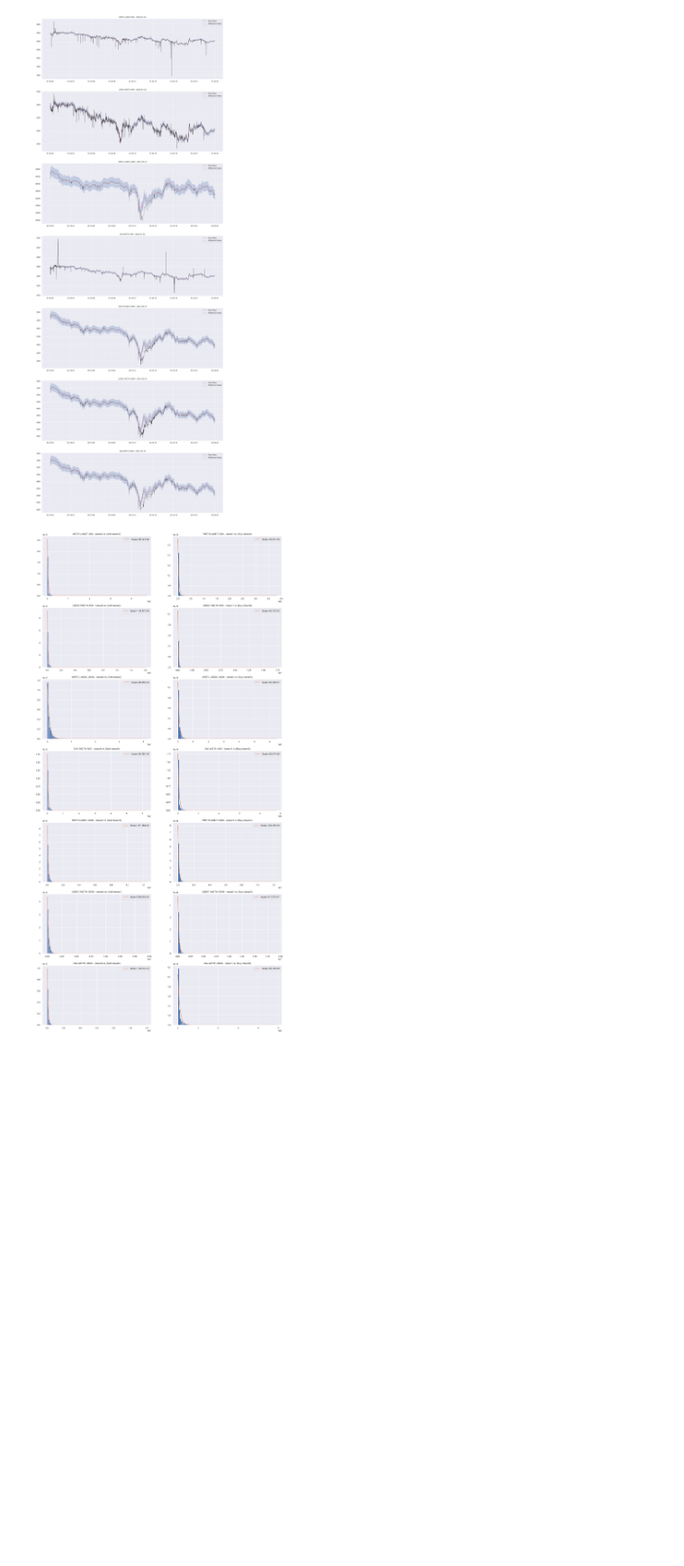
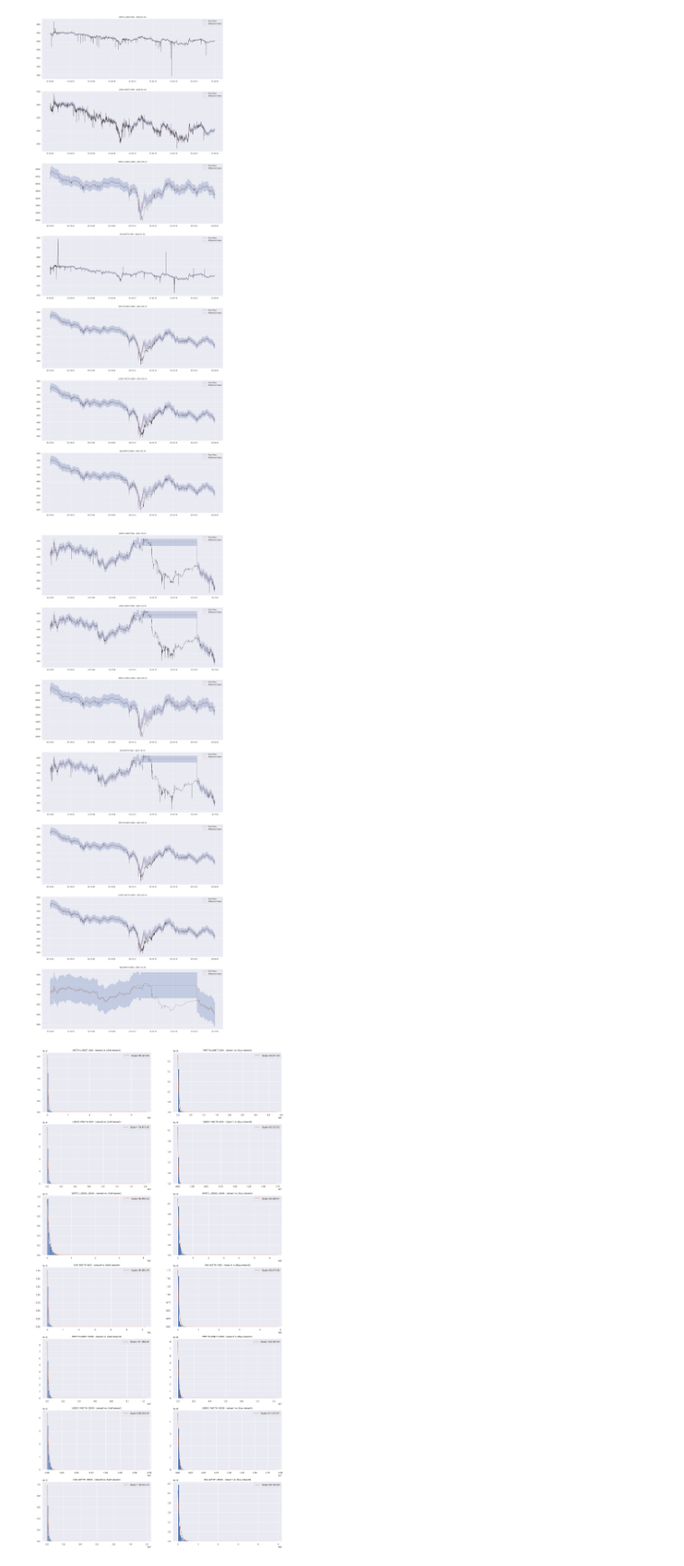
Before and after one commit to pradeeptadas/uniswap-v3-project, a Jupyter notebook: eda_notebooks/Swap EDA.ipynb, the cells around one changed output. Shown at 90% size. Saved outputs shown, nothing was run; the diff lists cells and outputs as text; code cells hidden in the pictures; blank space fills up the shorter version.

```diff
--- a/eda_notebooks/Swap EDA.ipynb
+++ b/eda_notebooks/Swap EDA.ipynb
@@ -232,6 +232,38 @@ for i, (pool, swap_df) in enumerate(swap_data.items()):
 plt.show()
 # %% [output]
 [figure]
+# %%
+n_plots = len(swap_data.keys())
+fig, ax = plt.subplots(n_plots, 1, figsize=(20, n_plots * 8))
+
+for i, (pool, swap_df) in enumerate(swap_data.items()):
+    asset = 'WETH' if 'WETH' in pool else 'WBTC'
+    ref_price_df = ref_price_data[asset]
+
+    swap_df['not_in_price_band'] = (
+        (swap_df['pool_price'] > swap_df['ref_value_high']) |
+        (swap_df['pool_price'] < swap_df['ref_value_low'])
+    )
+
+    day = swap_df.groupby('swap_time_day')['not_in_price_band'].agg(['sum', 'count'])
+    day = day.loc[day['count'] > 100]
+    if day.shape[0] == 0:
+        ax.flatten()[i].set_title(f'{pool}')
+        continue
+    day = day['sum'].sort_values(ascending=False).index[0]
+
+    day_idx = (swap_df['swap_time'] > day) & (swap_df['swap_time'] <= day + pd.DateOffset(days=1))
+    swap_df = swap_df.loc[day_idx].copy()
+
+    day_idx = (ref_price_df.index > day) & (ref_price_df.index <= day + pd.DateOffset(days=1))
+    ref_price_df = ref_price_df.loc[day_idx].copy()
+
+    plot_prices(swap_df, ref_price_df, ax=ax.flatten()[i])
+    ax.flatten()[i].set_title(f'{pool} - {day.strftime("%Y-%m-%d")}')
+
+plt.show()
+# %% [output]
+[figure, added]
 # %%
 def get_swap_ins(swap_df):
     token0_in = swap_df.loc[swap_df['token_0_amount'] > 0, 'token_0_amount']
```
Also changed, not shown: 7 other files.
